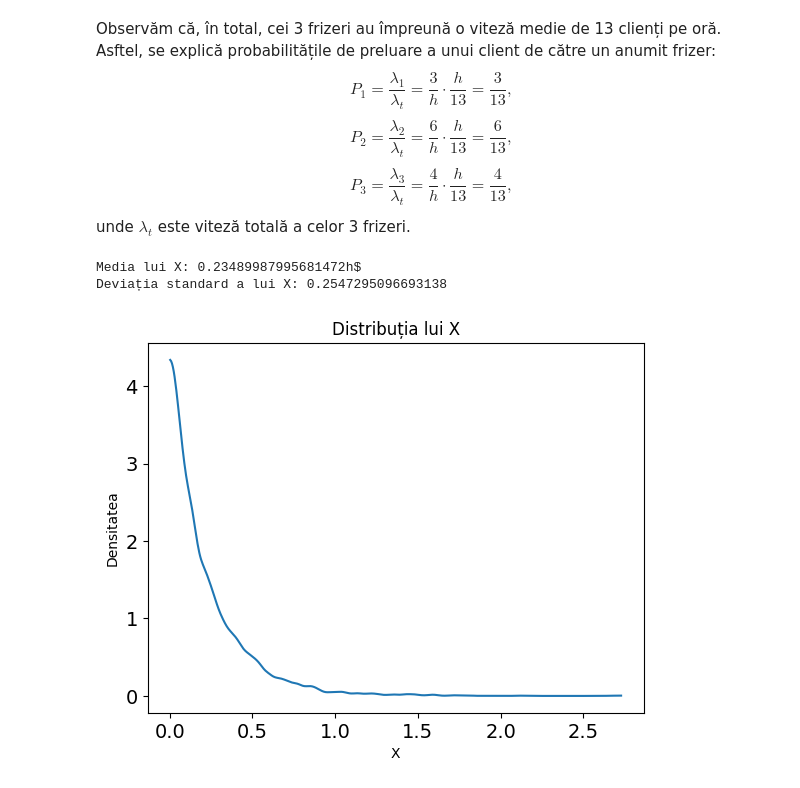
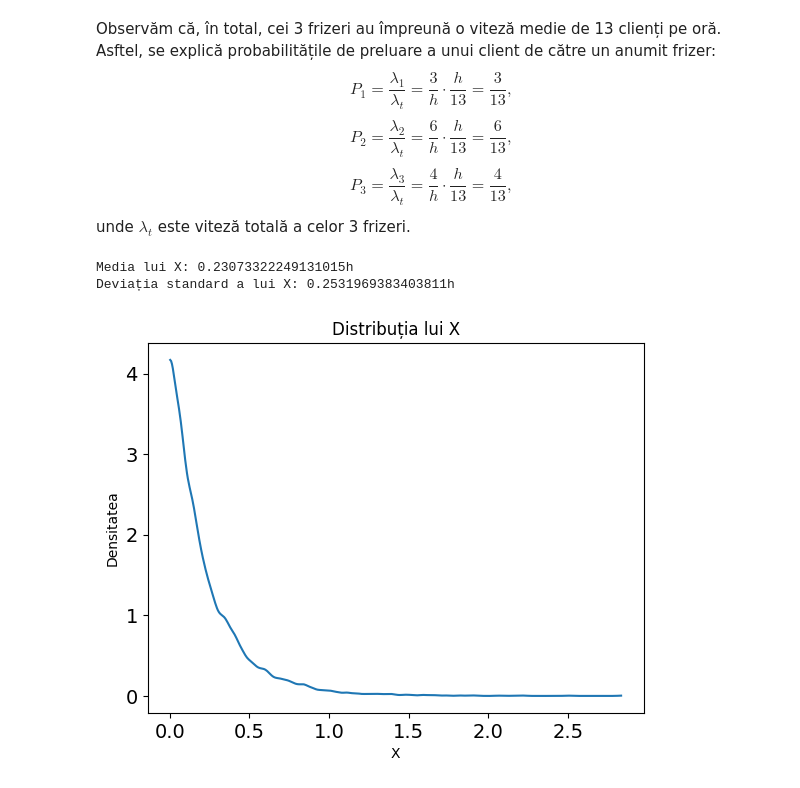
Before and after one commit to Insomnia2304/PMP-2024, a Jupyter notebook: Lab02/Tema1.ipynb, the cells around one changed output. Saved outputs shown, nothing was run; the diff lists cells and outputs as text; code cells hidden in the pictures.

```diff
--- a/Lab02/Tema1.ipynb
+++ b/Lab02/Tema1.ipynb
@@ -8,7 +8,7 @@ import csv
 from faker import Faker
 
 filename = 'test_data.csv'
-sample_size = 30
+sample_size = 300
 
 # generarea unui sample de date
 with open(filename, mode='w', newline='') as csv_file:
@@ -175,17 +175,17 @@ mean_X = np.mean(X)
 print(f'Media lui X: {mean_X}h')
 
 std_X = np.std(X)
-print(f'Deviația standard a lui X: {std_X}')
+print(f'Deviația standard a lui X: {std_X}h')
 # %% [output]
-Media lui X: 0.23489987995681472h$
-Deviația standard a lui X: 0.2547295096693138
+Media lui X: 0.23073322249131015h
+Deviația standard a lui X: 0.2531969383403811h
 # %%
 import arviz as az
 
 az.plot_kde(X)
-plt.title('Distribuția lui X')
+plt.title('Distribuția X')
 plt.xlabel('X')
 plt.ylabel('Densitatea')
 plt.show()
 # %% [output]
-[figure, old version]
+[figure, new version]
```
Also changed, not shown: parts of 6 cells of this notebook.
